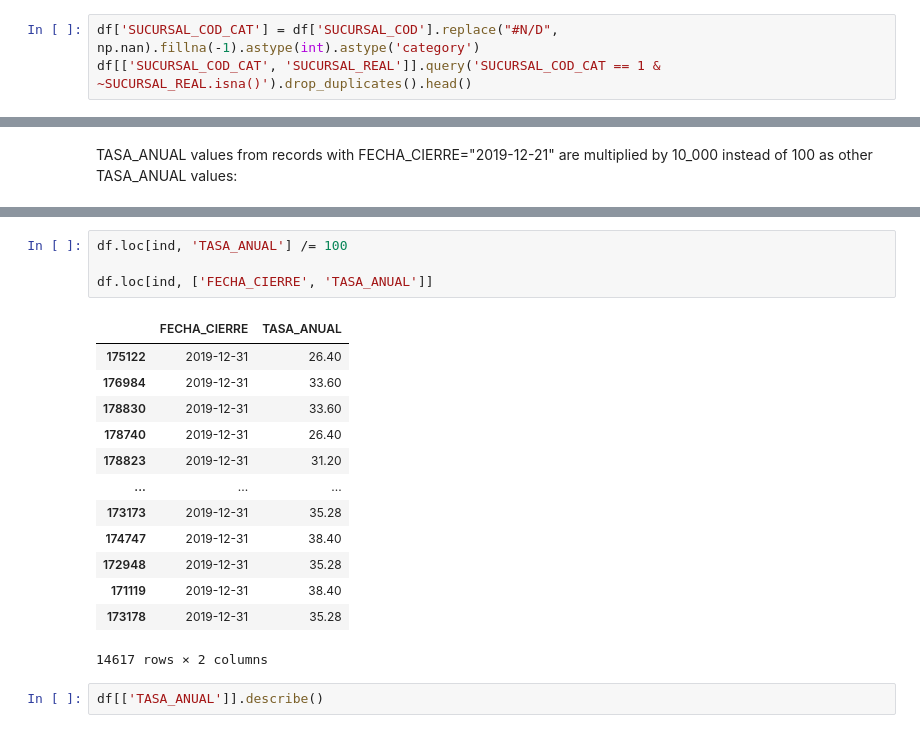
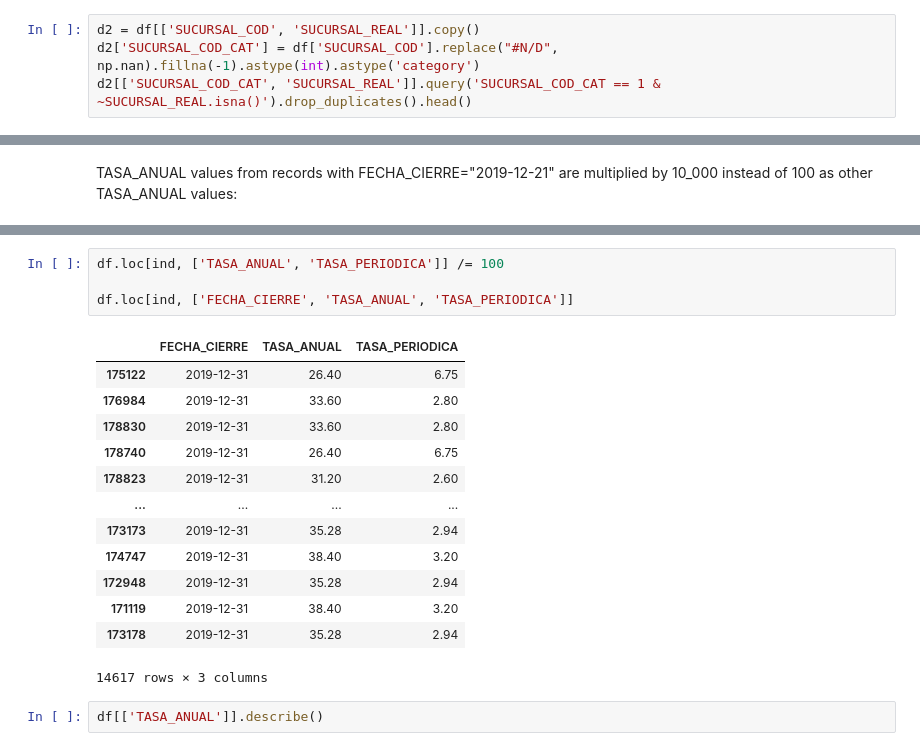
Before and after one commit to hdt94/ds4a-project, a Jupyter notebook: analytics/cleaning/cleaning_cartera.ipynb, the cells around one changed output, grey strips where cells are left out. Drawn from its saved outputs; the diff is of its cells as text.

```diff
--- a/analytics/cleaning/cleaning_cartera.ipynb
+++ b/analytics/cleaning/cleaning_cartera.ipynb
@@ -1400,8 +1400,9 @@ len(sucurs.cat.categories), len(sucurs_name)
 # %% [output]
 (15, 15)
 # %%
-df['SUCURSAL_COD_CAT'] = df['SUCURSAL_COD'].replace("#N/D", np.nan).fillna(-1).astype(int).astype('category')
-df[['SUCURSAL_COD_CAT', 'SUCURSAL_REAL']].query('SUCURSAL_COD_CAT == 1 & ~SUCURSAL_REAL.isna()').drop_duplicates().head()
+d2 = df[['SUCURSAL_COD', 'SUCURSAL_REAL']].copy()
+d2['SUCURSAL_COD_CAT'] = df['SUCURSAL_COD'].replace("#N/D", np.nan).fillna(-1).astype(int).astype('category')
+d2[['SUCURSAL_COD_CAT', 'SUCURSAL_REAL']].query('SUCURSAL_COD_CAT == 1 & ~SUCURSAL_REAL.isna()').drop_duplicates().head()
 # %% [output]
 |  | SUCURSAL_COD_CAT | SUCURSAL_REAL |
 | 552457 | 1 | YOPAL |
@@ -1491,21 +1492,21 @@ df.loc[ind, ['FECHA_CIERRE', 'TASA_ANUAL']]
 # %%
-df.loc[ind, 'TASA_ANUAL'] /= 100
+df.loc[ind, ['TASA_ANUAL', 'TASA_PERIODICA']] /= 100
 
-df.loc[ind, ['FECHA_CIERRE', 'TASA_ANUAL']]
+df.loc[ind, ['FECHA_CIERRE', 'TASA_ANUAL', 'TASA_PERIODICA']]
 # %% [output]
-|  | FECHA_CIERRE | TASA_ANUAL |
-| 175122 | 2019-12-31 | 26.40 |
-| 176984 | 2019-12-31 | 33.60 |
-| 178830 | 2019-12-31 | 33.60 |
-| 178740 | 2019-12-31 | 26.40 |
-| 178823 | 2019-12-31 | 31.20 |
-| ... | ... | ... |
-| 173173 | 2019-12-31 | 35.28 |
-| 174747 | 2019-12-31 | 38.40 |
-| 172948 | 2019-12-31 | 35.28 |
-| 171119 | 2019-12-31 | 38.40 |
-| 173178 | 2019-12-31 | 35.28 |
+|  | FECHA_CIERRE | TASA_ANUAL | TASA_PERIODICA |
+| 175122 | 2019-12-31 | 26.40 | 6.75 |
+| 176984 | 2019-12-31 | 33.60 | 2.80 |
+| 178830 | 2019-12-31 | 33.60 | 2.80 |
+| 178740 | 2019-12-31 | 26.40 | 6.75 |
+| 178823 | 2019-12-31 | 31.20 | 2.60 |
+| ... | ... | ... | ... |
+| 173173 | 2019-12-31 | 35.28 | 2.94 |
+| 174747 | 2019-12-31 | 38.40 | 3.20 |
+| 172948 | 2019-12-31 | 35.28 | 2.94 |
+| 171119 | 2019-12-31 | 38.40 | 3.20 |
+| 173178 | 2019-12-31 | 35.28 | 2.94 |
-14617 rows × 2 columns
+14617 rows × 3 columns
 # %%
 df[['TASA_ANUAL']].describe()
 # %% [output]
```
Also changed, not shown: parts of 14 cells of this notebook, 1 other file.
